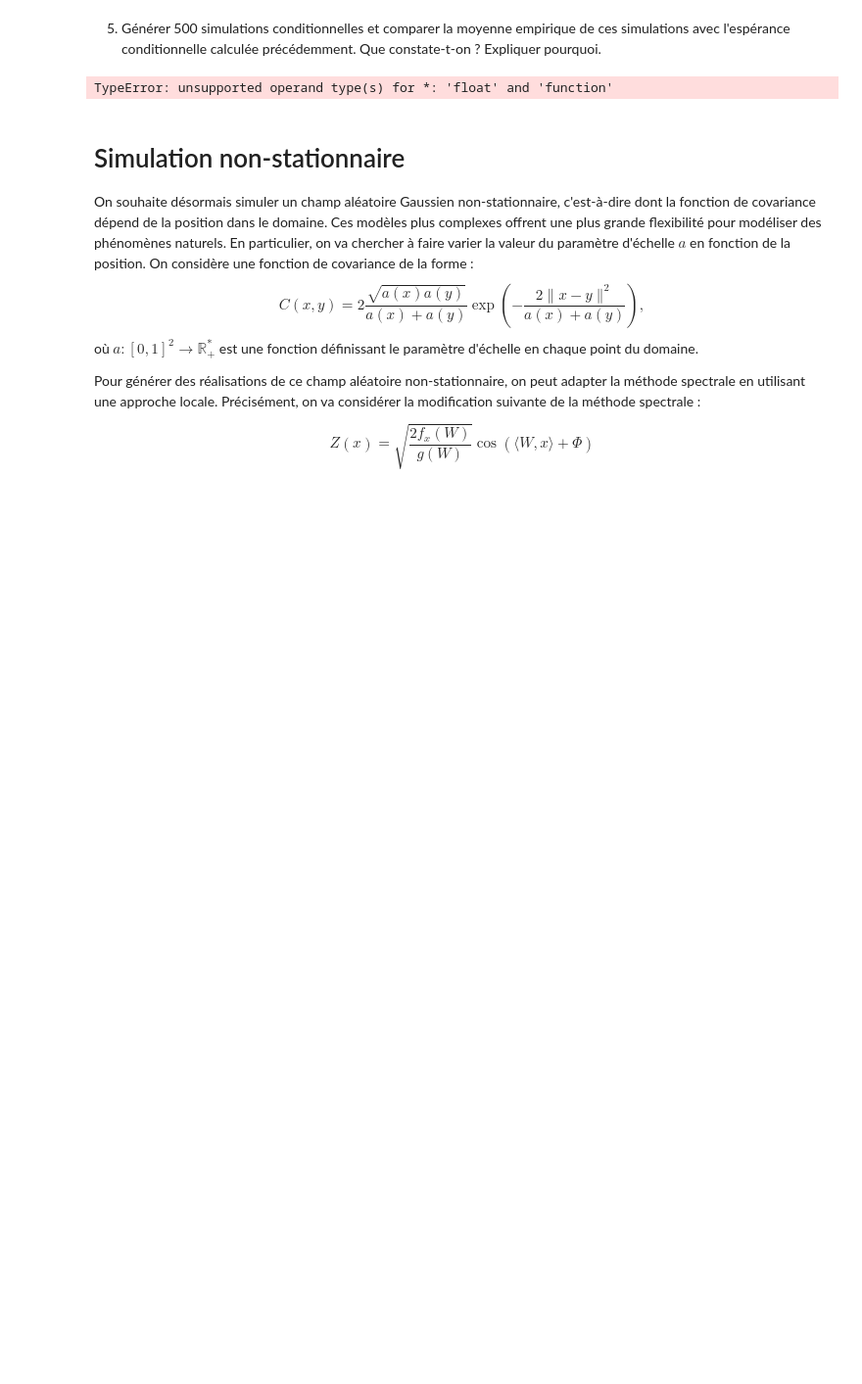
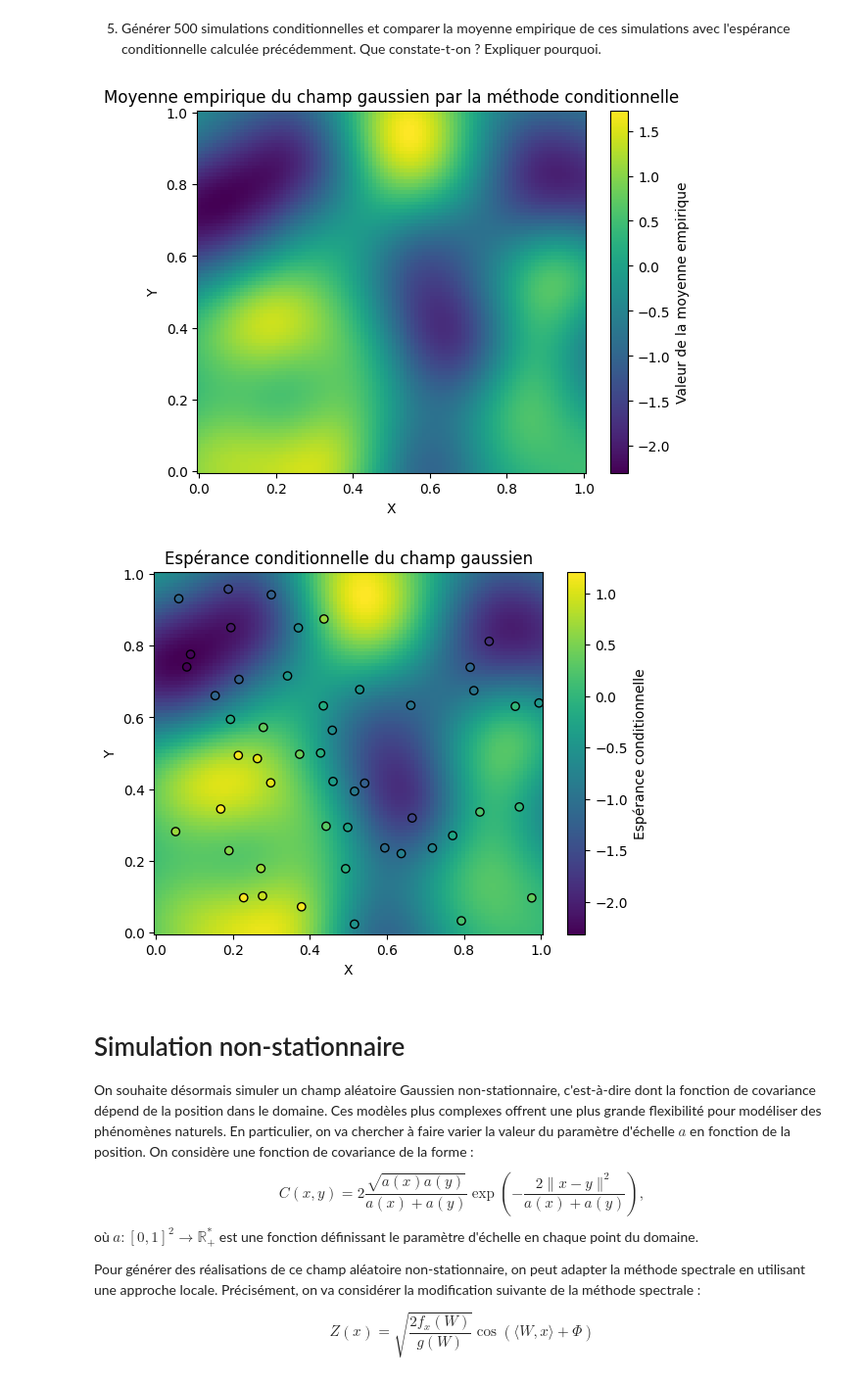
Before and after one commit to noamguillou/Projet-Probabilites, a Jupyter notebook: Pablo.ipynb, the cells around one changed output. Shown at 98% size. Saved outputs shown, nothing was run; the diff lists cells and outputs as text; code cells hidden in the pictures; blank space fills up the shorter version.

Commit message:
Champ II.5 et fin de III !!!!

```diff
--- a/Pablo.ipynb
+++ b/Pablo.ipynb
@@ -377,19 +377,30 @@ plt.show();
 # %% [markdown]
 5. Générer 500 simulations conditionnelles et comparer la moyenne empirique de ces simulations avec l'espérance conditionnelle calculée précédemment. Que constate-t-on ? Expliquer pourquoi.
 # %%
+n=10
+Moy=np.zeros(n_2**2)
 for i in range (n):
-    Moy=np.zeros(n_2)
-    X_2=simulation_conditionnelle
+    X_2,l=simulation_conditionnelle()
     Moy+=(1/n)*X_2
 Moy=Moy.reshape(n_2,n_2)
 plt.pcolormesh(points_2[:,0].reshape(n_2,n_2), points_2[:,1].reshape(n_2,n_2),  Moy, shading="auto", cmap="viridis")
+plt.scatter(points_1[:, 0], points_1[:, 1], c=X_1, edgecolors="black", cmap="viridis")
+plt.colorbar(label="Valeur de la moyenne empirique")
+plt.title("Moyenne empirique du champ gaussien par la méthode conditionnelle")
+plt.xlabel("X")
+plt.ylabel("Y")
+plt.show()
+
+plt.pcolormesh(points_2[:,0].reshape(n_2,n_2), points_2[:,1].reshape(n_2,n_2),  E_211, shading="auto", cmap="viridis")
+plt.scatter(points_1[:, 0], points_1[:, 1], c=X_1, edgecolors="black", cmap="viridis")
 plt.colorbar(label="Espérance conditionnelle")
 plt.title("Espérance conditionnelle du champ gaussien")
 plt.xlabel("X")
 plt.ylabel("Y")
 plt.show();
 # %% [output]
-TypeError: unsupported operand type(s) for *: 'float' and 'function'
+[figure, added]
+[figure, added]
 # %% [markdown]
 # Simulation non-stationnaire
 
```
Also changed, not shown: parts of 3 cells of this notebook.
